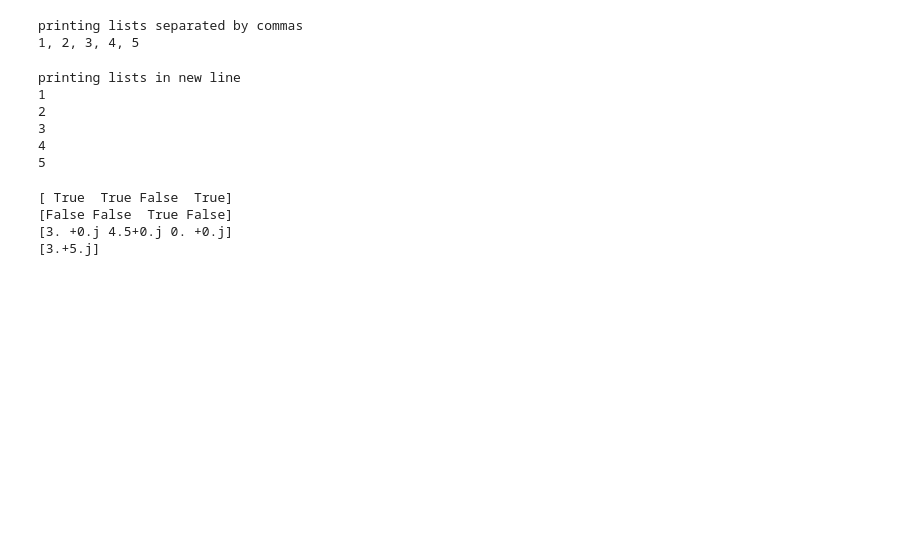
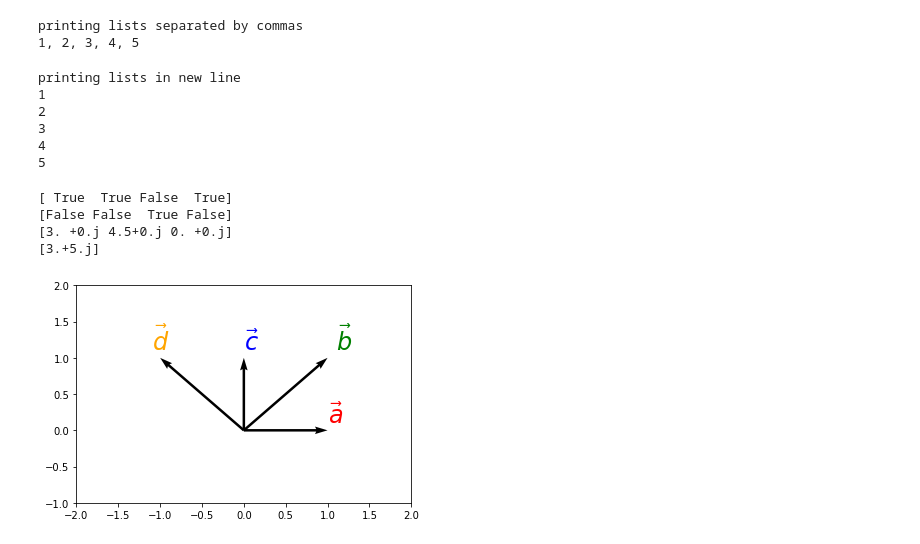
Before and after one commit to daniel-lorenzo/Electrotecnia, a Jupyter notebook: Ejercitacion/Untitled.ipynb, the cells around one changed output. Saved outputs shown, nothing was run; the diff lists cells and outputs as text; code cells hidden in the pictures; blank space fills up the shorter version.

```diff
--- a/Ejercitacion/Untitled.ipynb
+++ b/Ejercitacion/Untitled.ipynb
@@ -111,0 +115,16 @@ print(imag_array)
+# %%
+soa =np.array( [ [0,0,1,0], [0,0,1,1],[0,0,0,1], [0,0,-1,1]])
+X,Y,U,V = zip(*soa)
+plt.figure()
+ax = plt.gca()
+ax.quiver(X,Y,U,V,angles='xy',scale_units='xy',scale=1)
+ax.set_xlim([-2,2])
+ax.set_ylim([-1,2])
+plt.text(1.0, 0.1, r'$\vec a$', fontsize=24, color='red', fontweight='bold')
+plt.text(1.1, 1.1, r'$\vec b$', fontsize=24, color='green', fontweight='bold')
+plt.text(0.0, 1.1, r'$\vec c$', fontsize=24, color='blue', fontweight='bold')
+plt.text(-1.1, 1.1, r'$\vec d$', fontsize=24, color='orange', fontweight='bold')
+plt.draw()
+plt.show()
+# %% [output]
+[figure, added]
```
Also changed, not shown: parts of 1 cell of this notebook, 16 other files.
